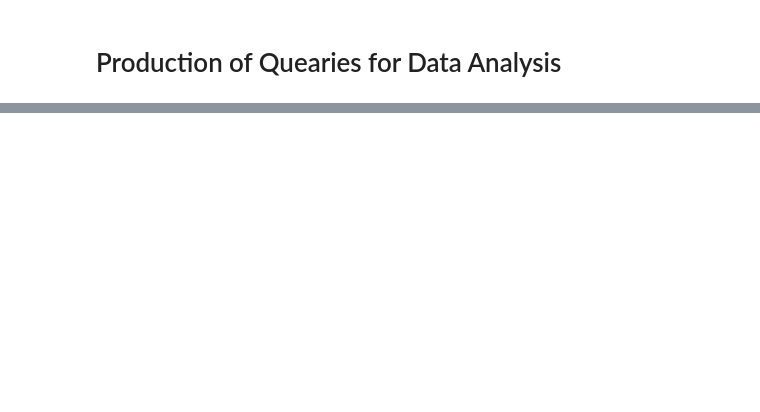
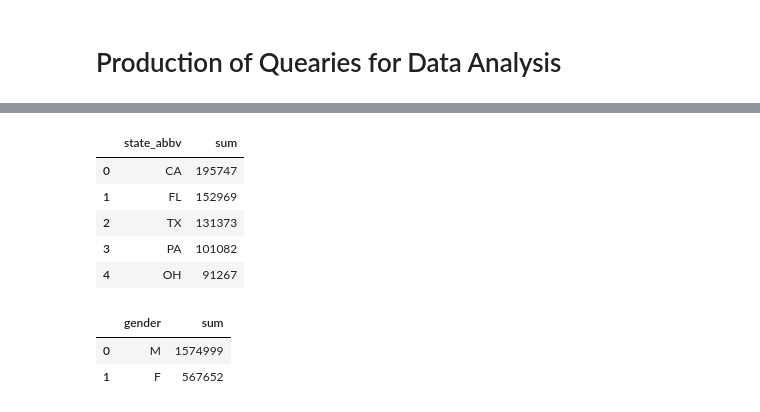
Before and after one commit to HaydenE/ETL_Group_Project, a Jupyter notebook: Final Notebook.ipynb, the cells around one changed output, grey strips where cells are left out. Drawn from its saved outputs; the diff is of its cells as text; code cells hidden in the pictures; blank space fills up the shorter version.

```diff
--- a/Final Notebook.ipynb
+++ b/Final Notebook.ipynb
@@ -93,0 +154,24 @@ sel = [opioids.id, overdoses.deaths, overdoses.id]
+# %%
+dataframe = psql.read_sql("SELECT states.state_abbv, SUM(prescriptions.Total_Opioid_Prescriptions) \
+                          FROM prescribers INNER JOIN states ON prescribers.state_id = states.state_id\
+                          INNER JOIN prescriptions ON prescriptions.doctor_id = prescribers.doctor_id \
+                          GROUP BY states.state_abbv ORDER BY SUM(prescriptions.Total_Opioid_Prescriptions) DESC \
+                          LIMIT 5;" , engine)
+dataframe.head()
+# %% [output]
+|  | state_abbv | sum |
+| 0 | CA | 195747 |
+| 1 | FL | 152969 |
+| 2 | TX | 131373 |
+| 3 | PA | 101082 |
+| 4 | OH | 91267 |
+# %%
+dataframe = psql.read_sql("SELECT prescribers.gender, SUM(prescriptions.Total_Opioid_Prescriptions)\
+                          FROM prescriptions INNER JOIN prescribers ON prescriptions.doctor_id = prescribers.doctor_id \
+                          GROUP BY prescribers.gender ORDER BY SUM(prescriptions.Total_Opioid_Prescriptions) DESC \
+                          LIMIT 5;" , engine)
+dataframe.head()
+# %% [output]
+|  | gender | sum |
+| 0 | M | 1574999 |
+| 1 | F | 567652 |
```
Also changed, not shown: parts of 28 cells of this notebook, 4 other files.
